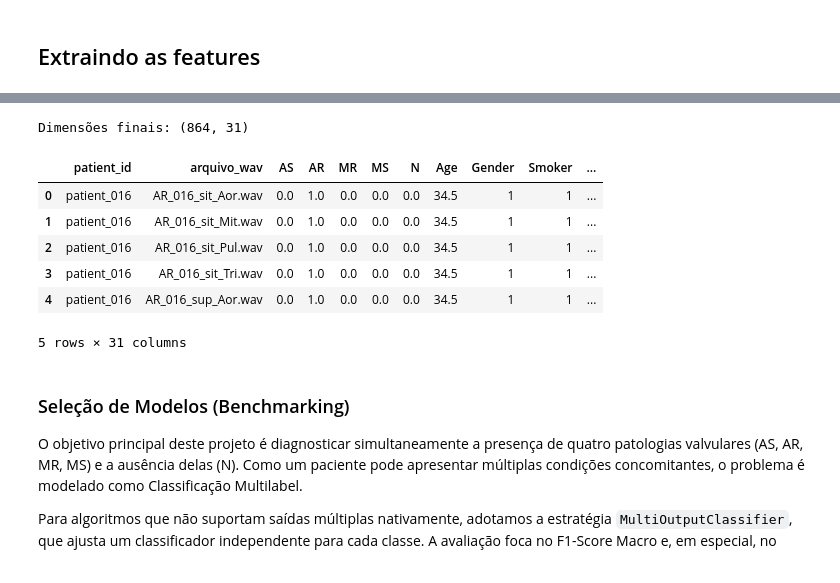
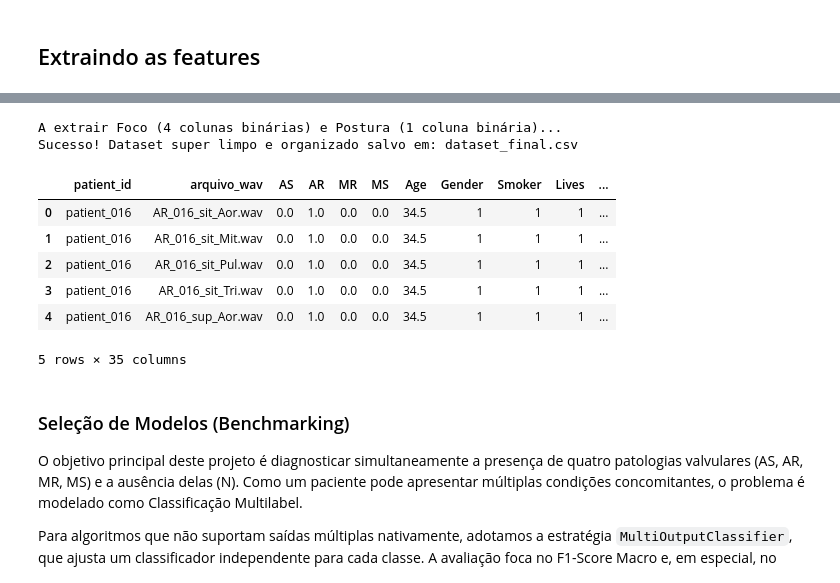
Before and after one commit to gustavocmiranda/TCC, a Jupyter notebook: projeto.ipynb, the cells around one changed output, grey strips where cells are left out. Saved outputs shown, nothing was run; the diff lists cells and outputs as text; code cells hidden in the pictures.

```diff
--- a/projeto.ipynb
+++ b/projeto.ipynb
@@ -71,76 +78,100 @@ Nesta etapa, unificamos as características temporais extraídas dos áudios com
 # %%
+# --- 1. CARREGAMENTO E DERRETIMENTO (Melt) ---
 caminho_features = 'features_extraidas.csv'
 caminho_train = r'data\train.csv'
 caminho_meta = r'data\additional_metadata.csv'
 
-# 1. Carregar as tabelas
 df_features = pd.read_csv(caminho_features)
 df_train = pd.read_csv(caminho_train)
 df_meta = pd.read_csv(caminho_meta)
 
-# 2. Reorganizar o Train.csv (Melt) e preparar as chaves de cruzamento
 colunas_audios = [f'recording_{i}' for i in range(1, 9)]
 df_train_linhas = df_train.melt(
     id_vars=['patient_id', 'AS', 'AR', 'MR', 'MS', 'N'],
     value_vars=colunas_audios,
     value_name='nome_do_audio_sem_wav'
-).dropna(subset=['nome_do_audio_sem_wav']) # Já remove os vazios na mesma linha
+).dropna(subset=['nome_do_audio_sem_wav'])
 
 df_train_linhas['arquivo_wav'] = df_train_linhas['nome_do_audio_sem_wav'].astype(str) + '.wav'
 df_features = df_features.rename(columns={'patient_id': 'arquivo_wav'})
 
-# 3. A Grande Fusão (Merge)
-df_rotulos_completos = pd.merge(df_train_linhas, df_meta, on='patient_id', how='left')
-dataset_final = pd.merge(df_features, df_rotulos_completos, on='arquivo_wav', how='inner')
-
-# Limpar colunas temporárias que não precisamos mais
+# --- 2. FUSÃO GERAL ---
+df_rotulos = pd.merge(df_train_linhas, df_meta, on='patient_id', how='left')
+dataset_final = pd.merge(df_features, df_rotulos, on='arquivo_wav', how='inner')
 dataset_final = dataset_final.drop(columns=['variable', 'nome_do_audio_sem_wav'])
 
-# --- INÍCIO DAS TRANSFORMAÇÕES NUMÉRICAS (No mesmo DataFrame) ---
+# --- 3. ENGENHARIA DE FEATURES (Foco e Postura) ---
+def classificar_foco(nome_arquivo):
+    nome = str(nome_arquivo).upper()
+    if 'AOR' in nome: return 'Aortico'
+    if 'PUL' in nome: return 'Pulmonar'
+    if 'TRI' in nome: return 'Tricuspide'
+    if 'MIR' in nome or 'MIT' in nome: return 'Mitral'
+    return 'Indefinido'
 
-# 4. Encoding (Transformar em números)
+def binario_postura(nome_arquivo):
+    # 1 para Sentado (sit), 0 para Supino/Deitado (sup)
+    return 1 if 'sit' in str(nome_arquivo).lower() else 0
+
+print("A extrair Foco (4 colunas binárias) e Postura (1 coluna binária)...")
+dataset_final['Foco'] = dataset_final['arquivo_wav'].apply(classificar_foco)
+dataset_final['Postura_Sentado'] = dataset_final['arquivo_wav'].apply(binario_postura)
+
+# One-Hot Encoding: Cria as 4 colunas independentes para o Random Forest (Aortico, Pulmonar, Tricuspide, Mitral)
+dataset_final = pd.get_dummies(dataset_final, columns=['Foco'], prefix='Foco', dtype=int)
+
+# Remover a coluna N (Redundância linear)
+if 'N' in dataset_final.columns:
+    dataset_final = dataset_final.drop(columns=['N'])
+
+# --- 4. TRATAMENTO DE METADADOS NUMÉRICOS ---
 dataset_final['Gender'] = dataset_final['Gender'].map({'M': 1, 'F': 0})
 dataset_final['Lives'] = dataset_final['Lives'].map({'U': 1, 'R': 0})
 
-# 5. Converter Idade de Texto para Número Contínuo
 def converter_idade(idade_str):
     if pd.isna(idade_str): return np.nan
     try:
         partes = str(idade_str).split('-')
         return (int(partes[0]) + int(partes[1])) / 2.0
     except:
         return np.nan
 
 dataset_final['Age'] = dataset_final['Age'].apply(converter_idade)
 
-# 6. Preencher valores vazios com a média
-colunas_para_preencher = ['Age', 'Gender', 'Smoker', 'Lives']
-for col in colunas_para_preencher:
+for col in ['Age', 'Gender', 'Smoker', 'Lives']:
     dataset_final[col] = dataset_final[col].fillna(dataset_final[col].mean())
 
-# 7. Reorganizar as colunas para ficar elegante
-colunas_organizadas = ['patient_id', 'arquivo_wav', 'AS', 'AR', 'MR', 'MS', 'N',
-                       'Age', 'Gender', 'Smoker', 'Lives'] + [col for col in df_features.columns if col != 'arquivo_wav']
+# --- 5. REORGANIZAÇÃO ELEGANTE DAS COLUNAS ---
+colunas_identificacao = ['patient_id', 'arquivo_wav']
+colunas_alvo = ['AS', 'AR', 'MR', 'MS']
+# Pegamos dinamicamente as colunas novas de Foco que foram geradas
+colunas_foco = [c for c in dataset_final.columns if 'Foco_' in c]
+colunas_metadados = ['Age', 'Gender', 'Smoker', 'Lives', 'Postura_Sentado'] + colunas_foco
+
+colunas_atuais = dataset_final.columns.tolist()
+colunas_features_temporais = [c for c in colunas_atuais if c not in colunas_identificacao + colunas_alvo + colunas_metadados]
+
+colunas_organizadas = colunas_identificacao + colunas_alvo + colunas_metadados + colunas_features_temporais
 dataset_final = dataset_final[colunas_organizadas]
 
 dataset_final = dataset_final.dropna(how='any')
 
+# --- 6. SALVAR E EXIBIR ---
 caminho_salvar = 'dataset_final.csv'
 dataset_final.to_csv(caminho_salvar, index=False)
 
-print(f"Dimensões finais: {dataset_final.shape}")
-
-# Exibe as primeiras linhas direto no Notebook
+print(f"Sucesso! Dataset super limpo e organizado salvo em: {caminho_salvar}\n")
 dataset_final.head()
 # %% [output]
-Dimensões finais: (864, 31)
+A extrair Foco (4 colunas binárias) e Postura (1 coluna binária)...
+Sucesso! Dataset super limpo e organizado salvo em: dataset_final.csv
-|  | patient_id | arquivo_wav | AS | AR | MR | MS | N | Age | Gender | Smoker | ... |
-| 0 | patient_016 | AR_016_sit_Aor.wav | 0.0 | 1.0 | 0.0 | 0.0 | 0.0 | 34.5 | 1 | 1 | ... |
-| 1 | patient_016 | AR_016_sit_Mit.wav | 0.0 | 1.0 | 0.0 | 0.0 | 0.0 | 34.5 | 1 | 1 | ... |
-| 2 | patient_016 | AR_016_sit_Pul.wav | 0.0 | 1.0 | 0.0 | 0.0 | 0.0 | 34.5 | 1 | 1 | ... |
-| 3 | patient_016 | AR_016_sit_Tri.wav | 0.0 | 1.0 | 0.0 | 0.0 | 0.0 | 34.5 | 1 | 1 | ... |
-| 4 | patient_016 | AR_016_sup_Aor.wav | 0.0 | 1.0 | 0.0 | 0.0 | 0.0 | 34.5 | 1 | 1 | ... |
+|  | patient_id | arquivo_wav | AS | AR | MR | MS | Age | Gender | Smoker | Lives | ... |
+| 0 | patient_016 | AR_016_sit_Aor.wav | 0.0 | 1.0 | 0.0 | 0.0 | 34.5 | 1 | 1 | 1 | ... |
+| 1 | patient_016 | AR_016_sit_Mit.wav | 0.0 | 1.0 | 0.0 | 0.0 | 34.5 | 1 | 1 | 1 | ... |
+| 2 | patient_016 | AR_016_sit_Pul.wav | 0.0 | 1.0 | 0.0 | 0.0 | 34.5 | 1 | 1 | 1 | ... |
+| 3 | patient_016 | AR_016_sit_Tri.wav | 0.0 | 1.0 | 0.0 | 0.0 | 34.5 | 1 | 1 | 1 | ... |
+| 4 | patient_016 | AR_016_sup_Aor.wav | 0.0 | 1.0 | 0.0 | 0.0 | 34.5 | 1 | 1 | 1 | ... |
-5 rows × 31 columns
+5 rows × 35 columns
 # %% [markdown]
 ### Seleção de Modelos (Benchmarking)
 O objetivo principal deste projeto é diagnosticar simultaneamente a presença de quatro patologias valvulares (AS, AR, MR, MS) e a ausência delas (N). Como um paciente pode apresentar múltiplas condições concomitantes, o problema é modelado como Classificação Multilabel.
```
Also changed, not shown: parts of 15 cells of this notebook, 2 other files.
